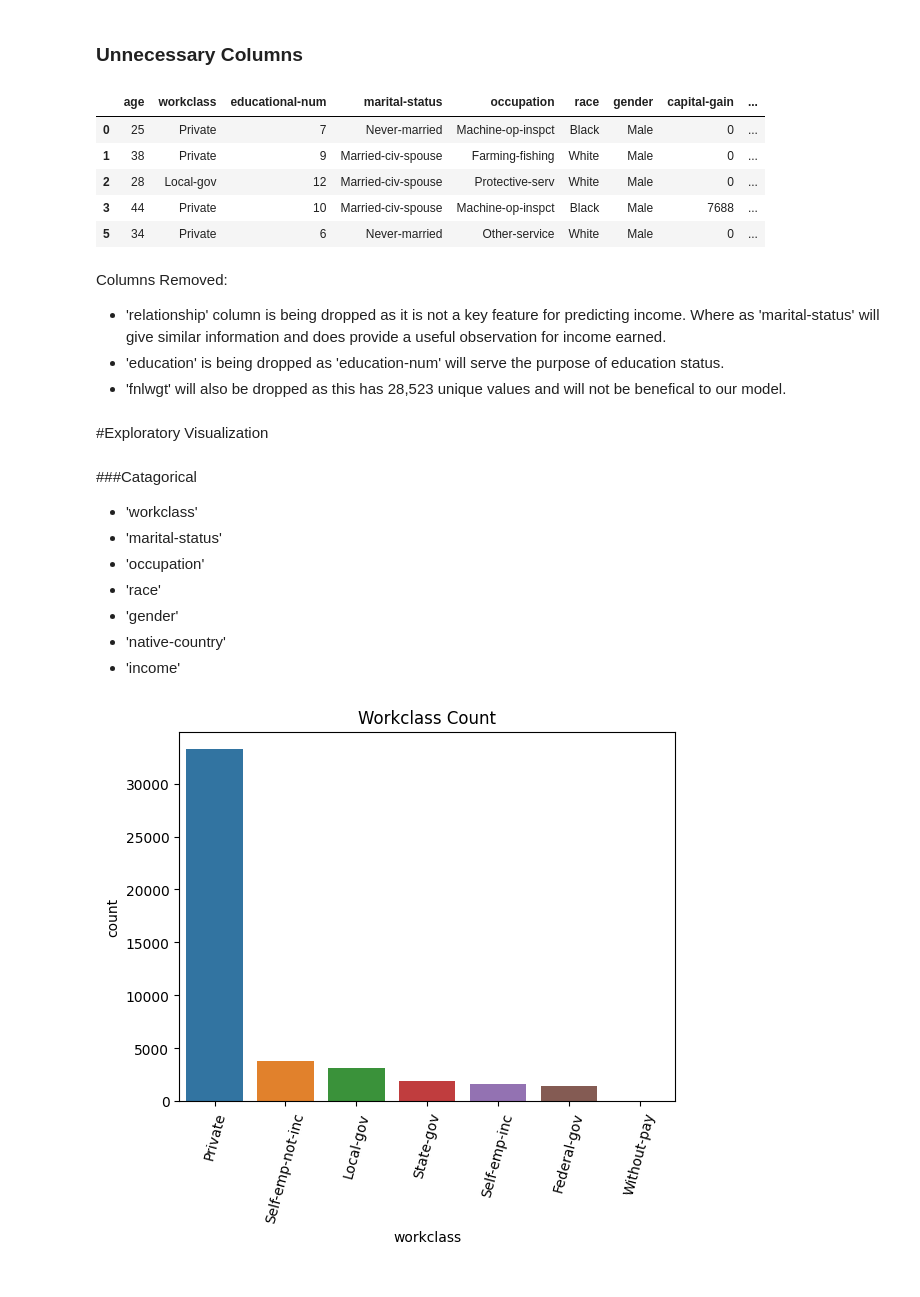
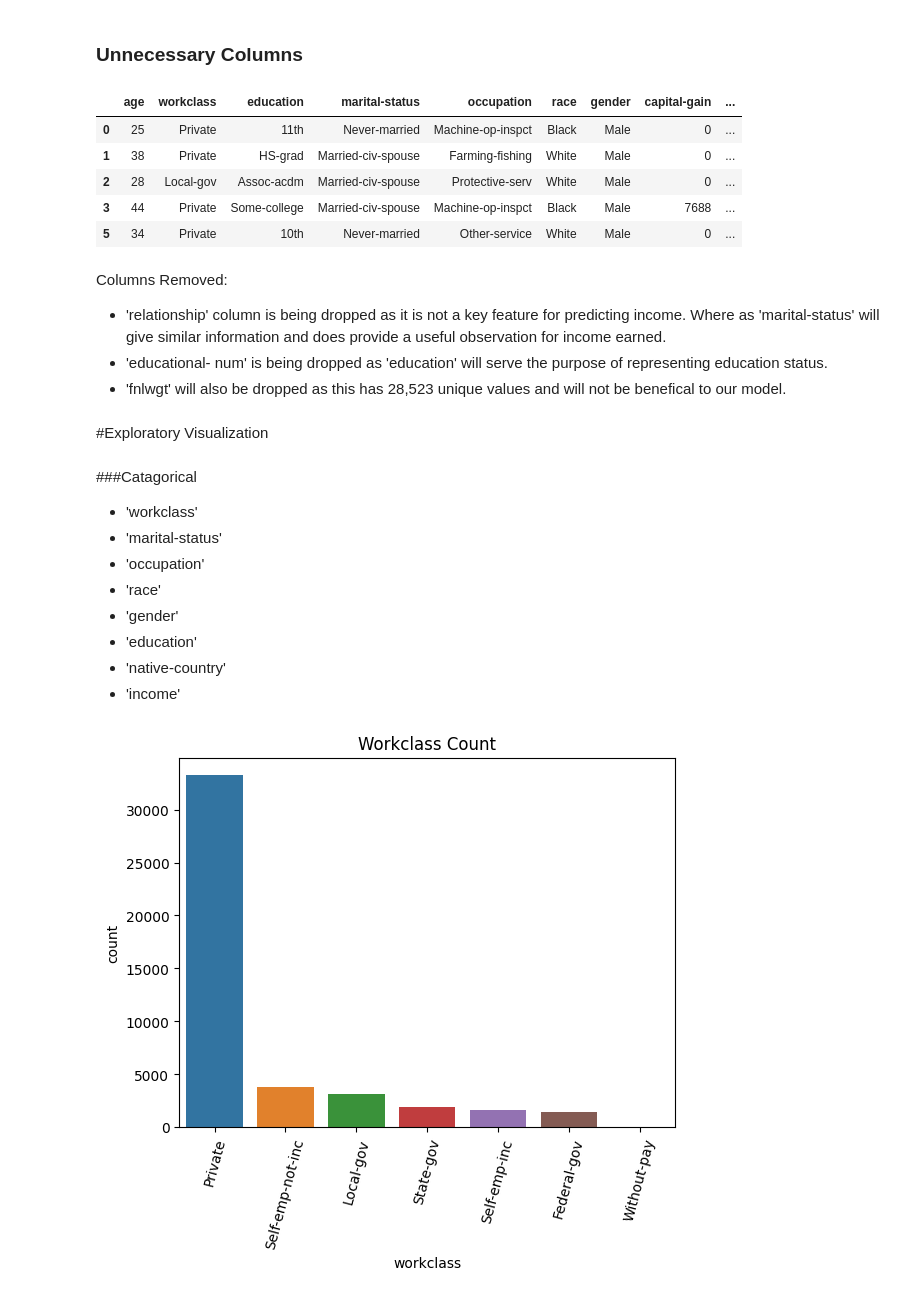
Before and after one commit to KDiBSilva/Adult_Income, a Jupyter notebook: Adult_Income.ipynb, the cells around one changed output. Drawn from its saved outputs; the diff is of its cells as text; code cells hidden in the pictures.

```diff
--- a/Adult_Income.ipynb
+++ b/Adult_Income.ipynb
@@ -371,19 +371,19 @@ df['fnlwgt'].nunique()
 ### Unnecessary Columns
 # %%
 # Drop the unnecessary columns
-df = df.drop(columns=['relationship', 'education', 'fnlwgt'])
+df = df.drop(columns=['relationship', 'educational-num', 'fnlwgt'])
 df.head()
 # %% [output]
-|  | age | workclass | educational-num | marital-status | occupation | race | gender | capital-gain | ... |
-| 0 | 25 | Private | 7 | Never-married | Machine-op-inspct | Black | Male | 0 | ... |
-| 1 | 38 | Private | 9 | Married-civ-spouse | Farming-fishing | White | Male | 0 | ... |
-| 2 | 28 | Local-gov | 12 | Married-civ-spouse | Protective-serv | White | Male | 0 | ... |
-| 3 | 44 | Private | 10 | Married-civ-spouse | Machine-op-inspct | Black | Male | 7688 | ... |
-| 5 | 34 | Private | 6 | Never-married | Other-service | White | Male | 0 | ... |
+|  | age | workclass | education | marital-status | occupation | race | gender | capital-gain | ... |
+| 0 | 25 | Private | 11th | Never-married | Machine-op-inspct | Black | Male | 0 | ... |
+| 1 | 38 | Private | HS-grad | Married-civ-spouse | Farming-fishing | White | Male | 0 | ... |
+| 2 | 28 | Local-gov | Assoc-acdm | Married-civ-spouse | Protective-serv | White | Male | 0 | ... |
+| 3 | 44 | Private | Some-college | Married-civ-spouse | Machine-op-inspct | Black | Male | 7688 | ... |
+| 5 | 34 | Private | 10th | Never-married | Other-service | White | Male | 0 | ... |
 # %% [markdown]
 Columns Removed:
 - 'relationship' column is being dropped as it is not a key feature for predicting income. Where as 'marital-status' will give similar information and does provide a useful observation for income earned.
-- 'education' is being dropped as 'education-num' will serve the purpose of education status.
+- 'educational- num' is being dropped as 'education' will serve the purpose of representing education status.
 - 'fnlwgt' will also be dropped as this has 28,523 unique values and will not be benefical to our model.
 # %% [markdown]
 #Exploratory Visualization
@@ -394,6 +394,7 @@ Columns Removed:
 - 'occupation'
 - 'race'
 - 'gender'
+- 'education'
 - 'native-country'
 - 'income'
 # %%
```
Also changed, not shown: parts of 49 cells of this notebook.
